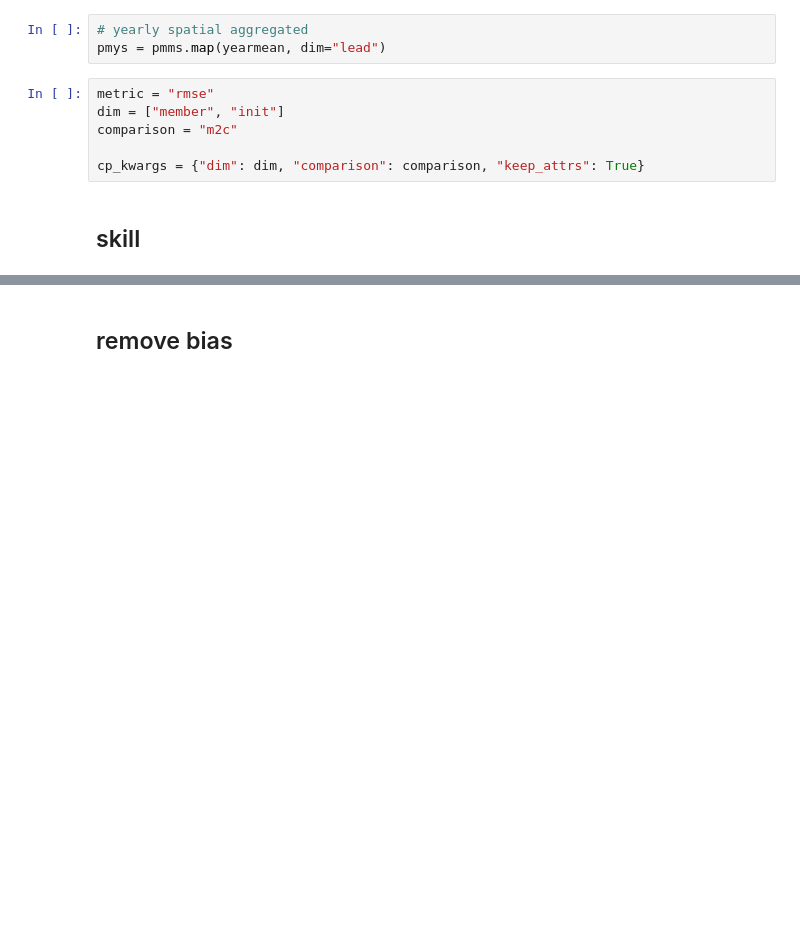
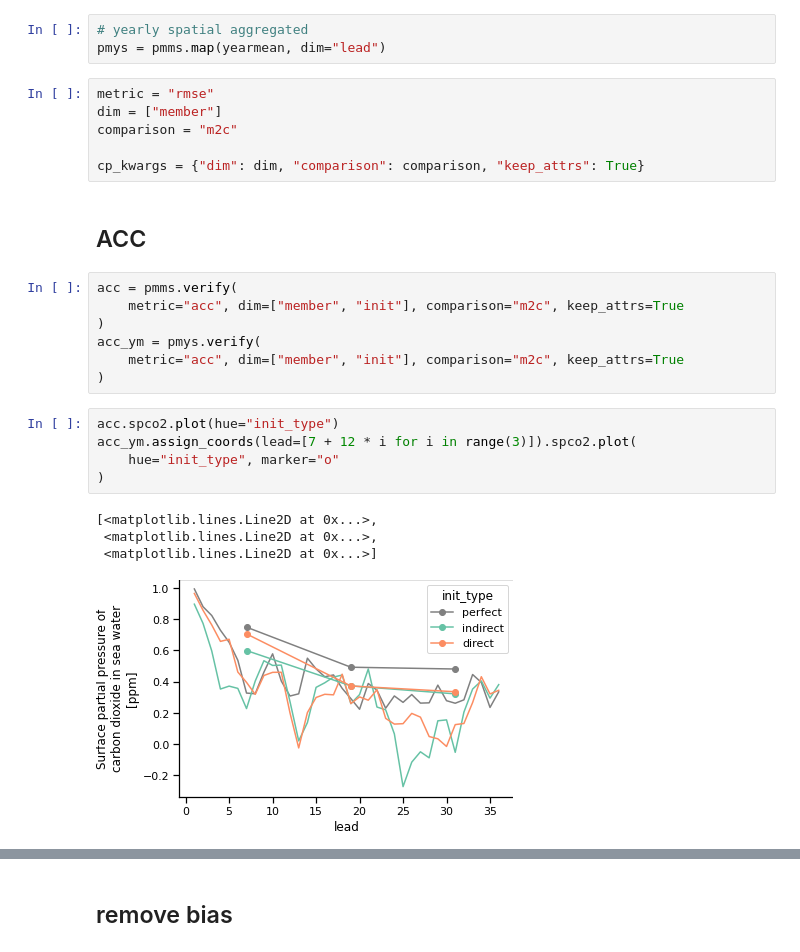
Before and after one commit to aaronspring/Spring_etal_2021_ESD, a Jupyter notebook: notebooks/predictability_after_reconstruction.ipynb, the cells around one changed output, grey strips where cells are left out. Saved outputs shown, nothing was run; the diff lists cells and outputs as text; blank space fills up the shorter version.

```diff
--- a/notebooks/predictability_after_reconstruction.ipynb
+++ b/notebooks/predictability_after_reconstruction.ipynb
@@ -447,9 +462,26 @@ pmms = PerfectModelEnsemble(inits)
 pmys = pmms.map(yearmean, dim="lead")
 # %%
 metric = "rmse"
-dim = ["member", "init"]
+dim = ["member"]
 comparison = "m2c"
 
 cp_kwargs = {"dim": dim, "comparison": comparison, "keep_attrs": True}
 # %% [markdown]
-## skill
+## ACC
+# %%
+acc = pmms.verify(
+    metric="acc", dim=["member", "init"], comparison="m2c", keep_attrs=True
+)
+acc_ym = pmys.verify(
+    metric="acc", dim=["member", "init"], comparison="m2c", keep_attrs=True
+)
+# %%
+acc.spco2.plot(hue="init_type")
+acc_ym.assign_coords(lead=[7 + 12 * i for i in range(3)]).spco2.plot(
+    hue="init_type", marker="o"
+)
+# %% [output]
+[<matplotlib.lines.Line2D at 0x...>,
+ <matplotlib.lines.Line2D at 0x...>,
+ <matplotlib.lines.Line2D at 0x...>]
+[figure, added]
```
Also changed, not shown: parts of 38 cells of this notebook, 1 other file.
